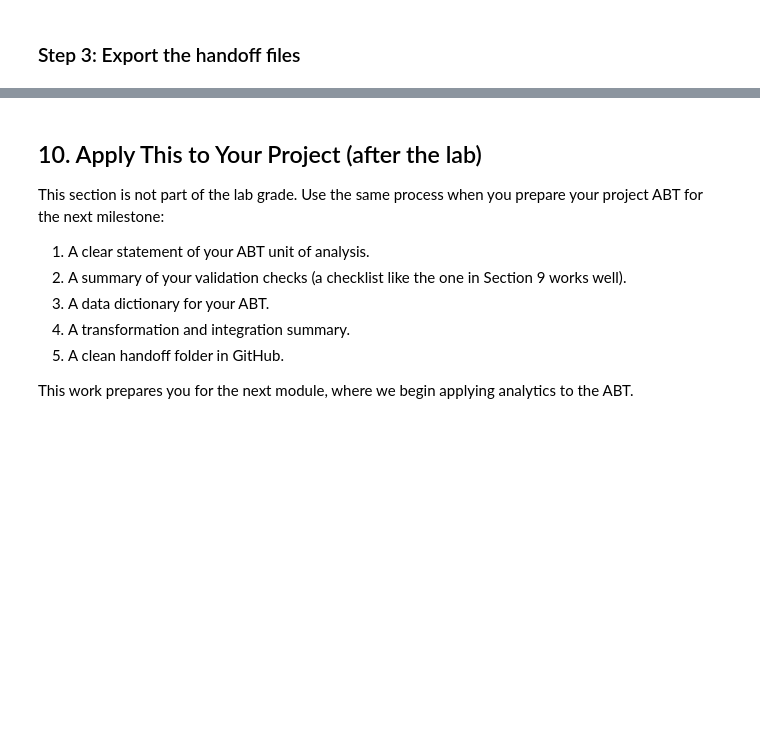
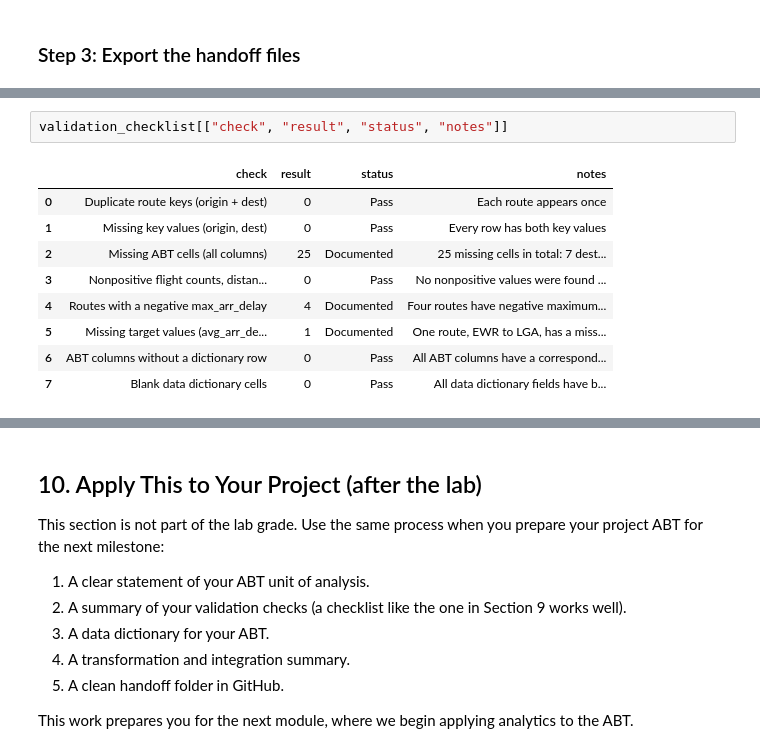
Before and after one commit to diantasmaa/ban6003-week-11-abt-documentation-template, a Jupyter notebook: notebooks/module11_abt_documentation_guided_lab.ipynb, the cells around one changed output, grey strips where cells are left out. Cells and saved outputs as stored; diff of their text form; blank space fills up the shorter version.

```diff
--- a/notebooks/module11_abt_documentation_guided_lab.ipynb
+++ b/notebooks/module11_abt_documentation_guided_lab.ipynb
@@ -746,3 +819,15 @@ Complete these checklist rows before exporting: ['Missing ABT cells (all columns
+# %%
+validation_checklist[["check", "result", "status", "notes"]]
+# %% [output]
+|  | check | result | status | notes |
+| 0 | Duplicate route keys (origin + dest) | 0 | Pass | Each route appears once |
+| 1 | Missing key values (origin, dest) | 0 | Pass | Every row has both key values |
+| 2 | Missing ABT cells (all columns) | 25 | Documented | 25 missing cells in total: 7 dest... |
+| 3 | Nonpositive flight counts, distan... | 0 | Pass | No nonpositive values were found ... |
+| 4 | Routes with a negative max_arr_delay | 4 | Documented | Four routes have negative maximum... |
+| 5 | Missing target values (avg_arr_de... | 1 | Documented | One route, EWR to LGA, has a miss... |
+| 6 | ABT columns without a dictionary row | 0 | Pass | All ABT columns have a correspond... |
+| 7 | Blank data dictionary cells | 0 | Pass | All data dictionary fields have b... |
 # %% [markdown]
 ### Step 4: Handoff Decision
 
```
Also changed, not shown: parts of 6 cells of this notebook, 1 other file.
